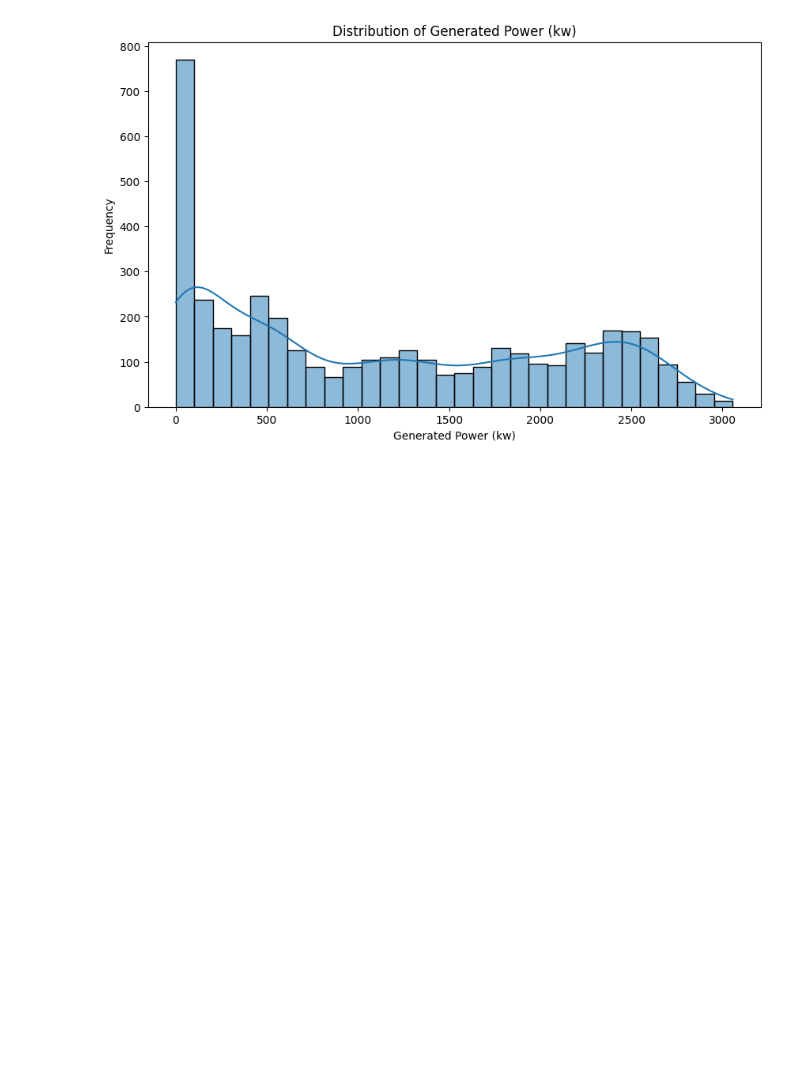
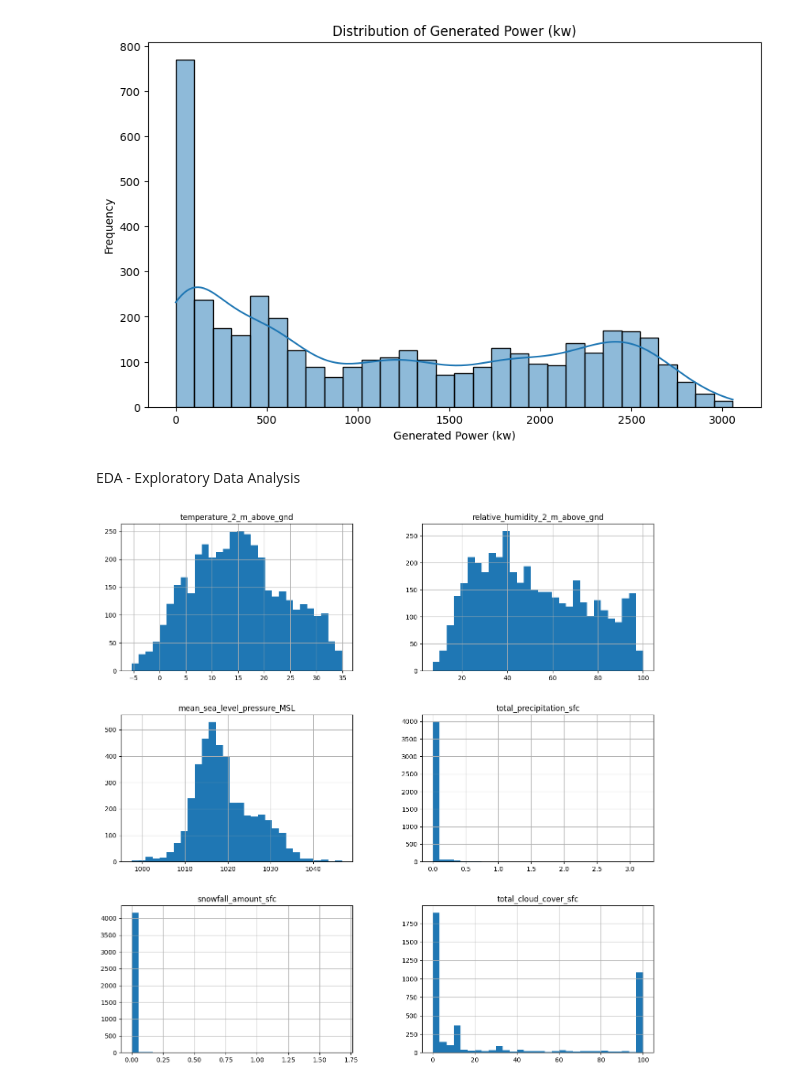
Before and after one commit to Animesh-Jaiswal/Week-1, a Jupyter notebook: SolarPowerPridiction.ipynb, the cells around one changed output. Cells and saved outputs as stored; diff of their text form; code cells hidden in the pictures; blank space fills up the shorter version.

```diff
--- a/SolarPowerPridiction.ipynb
+++ b/SolarPowerPridiction.ipynb
@@ -165,3 +157,5 @@ plt.ylabel('Frequency')
 plt.show()
 # %% [output]
 [figure]
+# %% [markdown]
+EDA - Exploratory Data Analysis
@@ -167,0 +164,5 @@ plt.show()
+# %%
+df[df.columns[:6]].hist(bins=30, figsize=(15, 15))
+plt.show()
+# %% [output]
+[figure, added]
```
Also changed, not shown: parts of 9 cells of this notebook.
